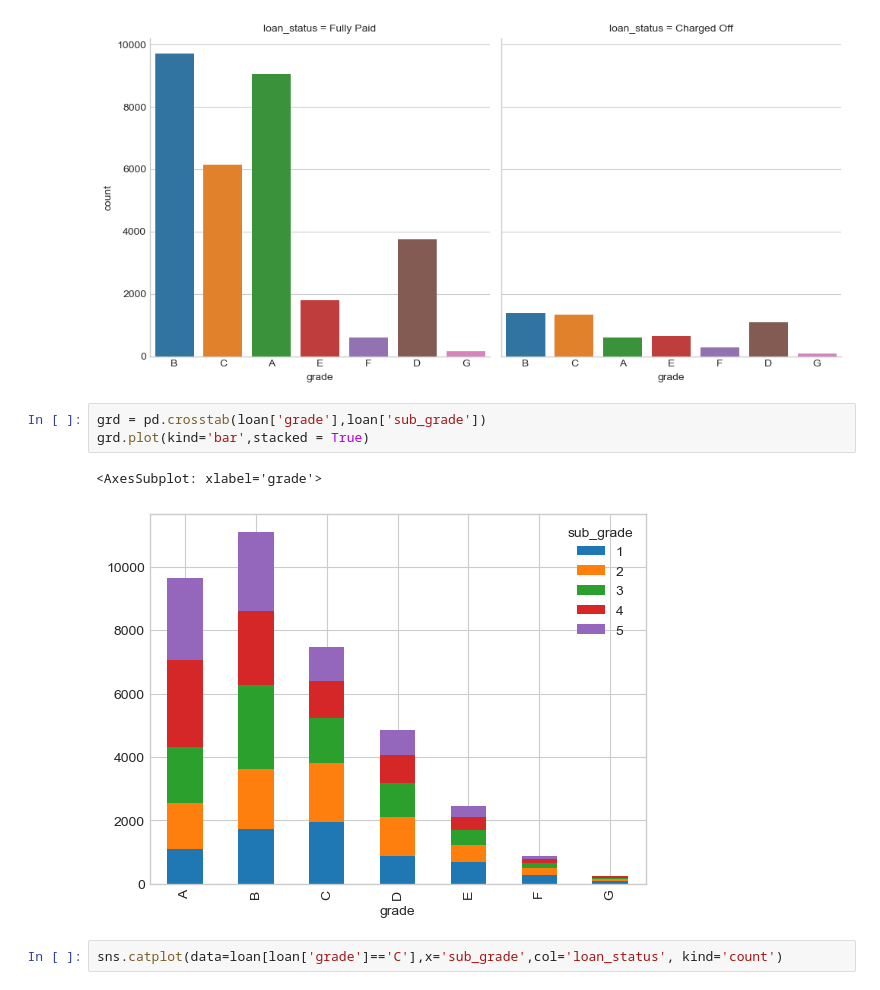
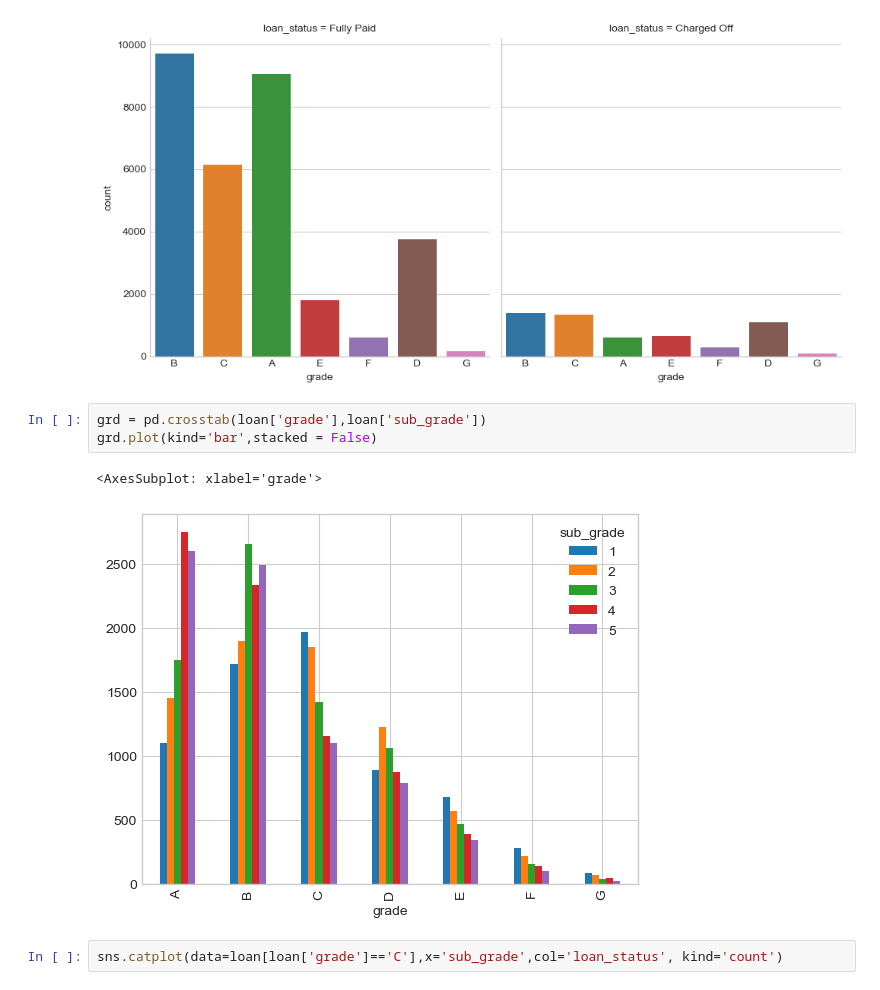
Before and after one commit to bharathsanjai/lending-club-case-study, a Jupyter notebook: bharathveer_ks.ipynb, the cells around one changed output. Cells and saved outputs as stored; diff of their text form.

Commit message:
added some plots

```diff
--- a/bharathveer_ks.ipynb
+++ b/bharathveer_ks.ipynb
@@ -503,10 +505,10 @@ sns.catplot(data=loan,x='grade',col='loan_status', kind='count')
 [figure]
 # %%
 grd = pd.crosstab(loan['grade'],loan['sub_grade'])
-grd.plot(kind='bar',stacked = True)
+grd.plot(kind='bar',stacked = False)
 # %% [output]
 <AxesSubplot: xlabel='grade'>
-[figure, old version]
+[figure, new version]
 # %%
 sns.catplot(data=loan[loan['grade']=='C'],x='sub_grade',col='loan_status', kind='count')
 # %% [output]
```
Also changed, not shown: parts of 14 cells of this notebook.
